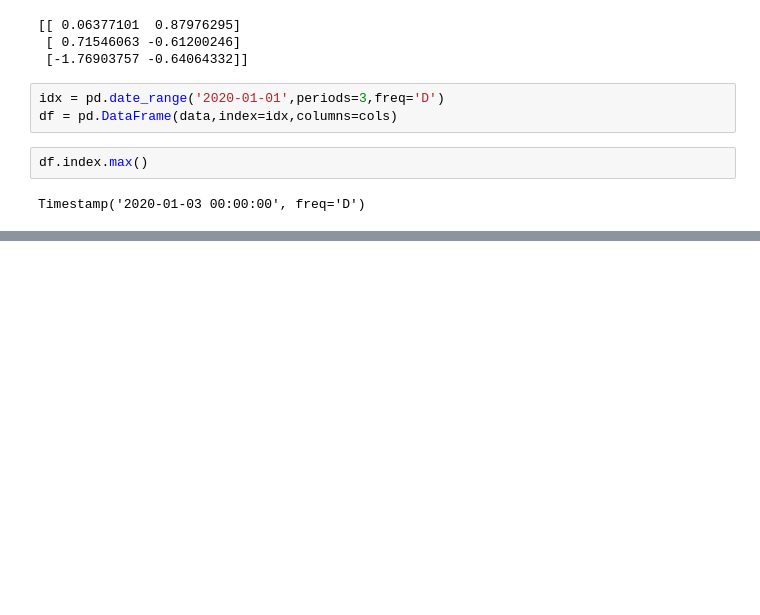
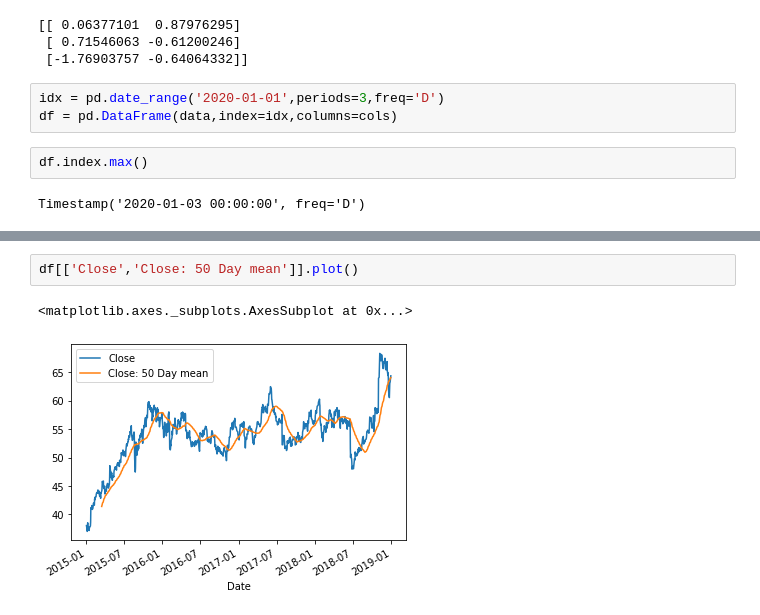
Before and after one commit to askarmel/time_series_analysis, a Jupyter notebook: source/time_series_data_analysis.ipynb, the cells around one changed output, grey strips where cells are left out. Saved outputs shown, nothing was run; the diff lists cells and outputs as text; blank space fills up the shorter version.

```diff
--- a/source/time_series_data_analysis.ipynb
+++ b/source/time_series_data_analysis.ipynb
@@ -61,0 +182,5 @@ Timestamp('2020-01-03 00:00:00', freq='D')
+# %%
+df[['Close','Close: 50 Day mean']].plot()
+# %% [output]
+<matplotlib.axes._subplots.AxesSubplot at 0x...>
+[figure, added]
```
Also changed, not shown: parts of 18 cells of this notebook, 1 other file.
